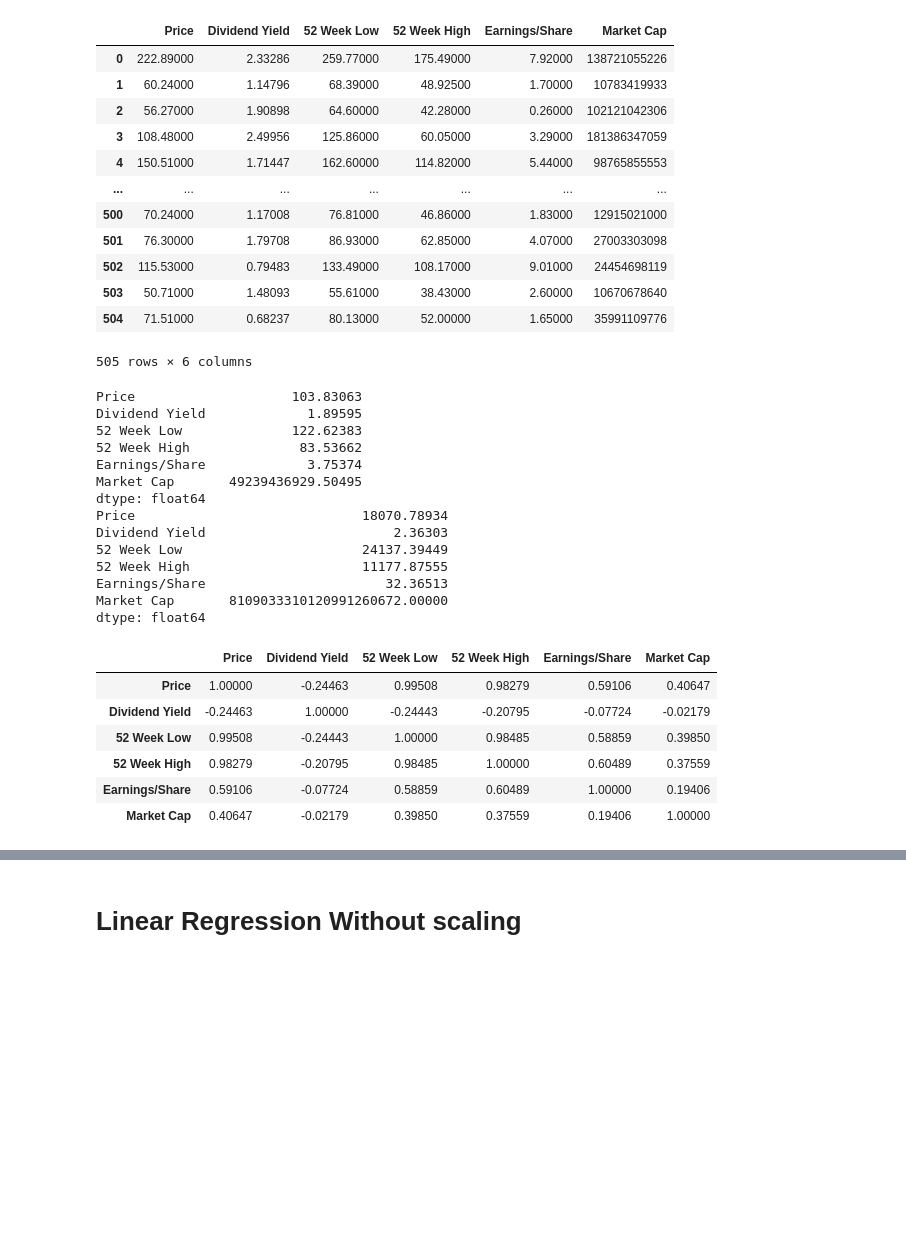
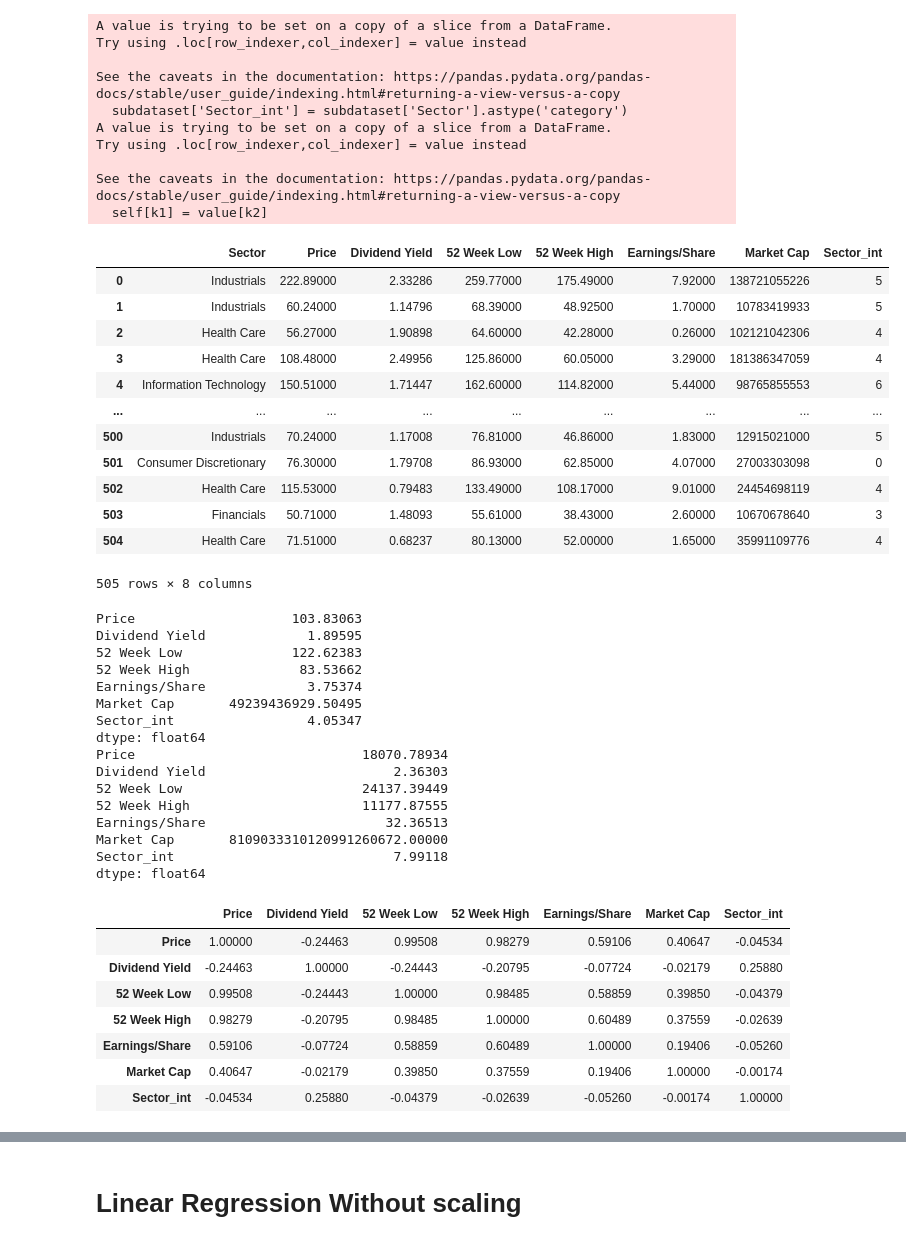
Before and after one commit to morkovka1337/multidimensional_data_processing, a Jupyter notebook: task2.ipynb, the cells around one changed output, grey strips where cells are left out. Drawn from its saved outputs; the diff is of its cells as text; code cells hidden in the pictures; blank space fills up the shorter version.

```diff
--- a/task2.ipynb
+++ b/task2.ipynb
@@ -90,20 +86,33 @@ plt.plot(x, kde_values)
 # %%
-subdataset = data[['Price', 'Dividend Yield', '52 Week Low', '52 Week High', 'Earnings/Share', 'Market Cap']]
+subdataset = data[['Sector', 'Price', 'Dividend Yield', '52 Week Low', '52 Week High', 'Earnings/Share', 'Market Cap']]
+subdataset['Sector_int'] = subdataset['Sector'].astype('category')
+cat_columns = subdataset.select_dtypes(['category']).columns
+subdataset[cat_columns] = subdataset[cat_columns].apply(lambda x: x.cat.codes)
 subdataset
 # %% [output]
+A value is trying to be set on a copy of a slice from a DataFrame.
+Try using .loc[row_indexer,col_indexer] = value instead
+
+See the caveats in the documentation: https://pandas.pydata.org/pandas-docs/stable/user_guide/indexing.html#returning-a-view-versus-a-copy
+  subdataset['Sector_int'] = subdataset['Sector'].astype('category')
+A value is trying to be set on a copy of a slice from a DataFrame.
+Try using .loc[row_indexer,col_indexer] = value instead
+
+See the caveats in the documentation: https://pandas.pydata.org/pandas-docs/stable/user_guide/indexing.html#returning-a-view-versus-a-copy
+  self[k1] = value[k2]
-|  | Price | Dividend Yield | 52 Week Low | 52 Week High | Earnings/Share | Market Cap |
-| 0 | 222.89000 | 2.33286 | 259.77000 | 175.49000 | 7.92000 | 138721055226 |
-| 1 | 60.24000 | 1.14796 | 68.39000 | 48.92500 | 1.70000 | 10783419933 |
-| 2 | 56.27000 | 1.90898 | 64.60000 | 42.28000 | 0.26000 | 102121042306 |
-| 3 | 108.48000 | 2.49956 | 125.86000 | 60.05000 | 3.29000 | 181386347059 |
-| 4 | 150.51000 | 1.71447 | 162.60000 | 114.82000 | 5.44000 | 98765855553 |
-| ... | ... | ... | ... | ... | ... | ... |
-| 500 | 70.24000 | 1.17008 | 76.81000 | 46.86000 | 1.83000 | 12915021000 |
-| 501 | 76.30000 | 1.79708 | 86.93000 | 62.85000 | 4.07000 | 27003303098 |
-| 502 | 115.53000 | 0.79483 | 133.49000 | 108.17000 | 9.01000 | 24454698119 |
-| 503 | 50.71000 | 1.48093 | 55.61000 | 38.43000 | 2.60000 | 10670678640 |
-| 504 | 71.51000 | 0.68237 | 80.13000 | 52.00000 | 1.65000 | 35991109776 |
+|  | Sector | Price | Dividend Yield | 52 Week Low | 52 Week High | Earnings/Share | Market Cap | Sector_int |
+| 0 | Industrials | 222.89000 | 2.33286 | 259.77000 | 175.49000 | 7.92000 | 138721055226 | 5 |
+| 1 | Industrials | 60.24000 | 1.14796 | 68.39000 | 48.92500 | 1.70000 | 10783419933 | 5 |
+| 2 | Health Care | 56.27000 | 1.90898 | 64.60000 | 42.28000 | 0.26000 | 102121042306 | 4 |
+| 3 | Health Care | 108.48000 | 2.49956 | 125.86000 | 60.05000 | 3.29000 | 181386347059 | 4 |
+| 4 | Information Technology | 150.51000 | 1.71447 | 162.60000 | 114.82000 | 5.44000 | 98765855553 | 6 |
+| ... | ... | ... | ... | ... | ... | ... | ... | ... |
+| 500 | Industrials | 70.24000 | 1.17008 | 76.81000 | 46.86000 | 1.83000 | 12915021000 | 5 |
+| 501 | Consumer Discretionary | 76.30000 | 1.79708 | 86.93000 | 62.85000 | 4.07000 | 27003303098 | 0 |
+| 502 | Health Care | 115.53000 | 0.79483 | 133.49000 | 108.17000 | 9.01000 | 24454698119 | 4 |
+| 503 | Financials | 50.71000 | 1.48093 | 55.61000 | 38.43000 | 2.60000 | 10670678640 | 3 |
+| 504 | Health Care | 71.51000 | 0.68237 | 80.13000 | 52.00000 | 1.65000 | 35991109776 | 4 |
-505 rows × 6 columns
+505 rows × 8 columns
 # %%
 print(subdataset.mean())
 print(subdataset.var(ddof=1))
@@ -114,6 +123,7 @@ Dividend Yield             1.89595
 52 Week High              83.53662
 Earnings/Share             3.75374
 Market Cap       49239436929.50495
+Sector_int                 4.05347
 dtype: float64
 Price                             18070.78934
 Dividend Yield                        2.36303
@@ -121,14 +131,16 @@ Dividend Yield                        2.36303
 52 Week High                      11177.87555
 Earnings/Share                       32.36513
 Market Cap       8109033310120991260672.00000
+Sector_int                            7.99118
 dtype: float64
 # %%
 subdataset.corr()
 # %% [output]
-|  | Price | Dividend Yield | 52 Week Low | 52 Week High | Earnings/Share | Market Cap |
-| Price | 1.00000 | -0.24463 | 0.99508 | 0.98279 | 0.59106 | 0.40647 |
-| Dividend Yield | -0.24463 | 1.00000 | -0.24443 | -0.20795 | -0.07724 | -0.02179 |
-| 52 Week Low | 0.99508 | -0.24443 | 1.00000 | 0.98485 | 0.58859 | 0.39850 |
-| 52 Week High | 0.98279 | -0.20795 | 0.98485 | 1.00000 | 0.60489 | 0.37559 |
-| Earnings/Share | 0.59106 | -0.07724 | 0.58859 | 0.60489 | 1.00000 | 0.19406 |
-| Market Cap | 0.40647 | -0.02179 | 0.39850 | 0.37559 | 0.19406 | 1.00000 |
+|  | Price | Dividend Yield | 52 Week Low | 52 Week High | Earnings/Share | Market Cap | Sector_int |
+| Price | 1.00000 | -0.24463 | 0.99508 | 0.98279 | 0.59106 | 0.40647 | -0.04534 |
+| Dividend Yield | -0.24463 | 1.00000 | -0.24443 | -0.20795 | -0.07724 | -0.02179 | 0.25880 |
+| 52 Week Low | 0.99508 | -0.24443 | 1.00000 | 0.98485 | 0.58859 | 0.39850 | -0.04379 |
+| 52 Week High | 0.98279 | -0.20795 | 0.98485 | 1.00000 | 0.60489 | 0.37559 | -0.02639 |
+| Earnings/Share | 0.59106 | -0.07724 | 0.58859 | 0.60489 | 1.00000 | 0.19406 | -0.05260 |
+| Market Cap | 0.40647 | -0.02179 | 0.39850 | 0.37559 | 0.19406 | 1.00000 | -0.00174 |
+| Sector_int | -0.04534 | 0.25880 | -0.04379 | -0.02639 | -0.05260 | -0.00174 | 1.00000 |
```
Also changed, not shown: parts of 10 cells of this notebook.
